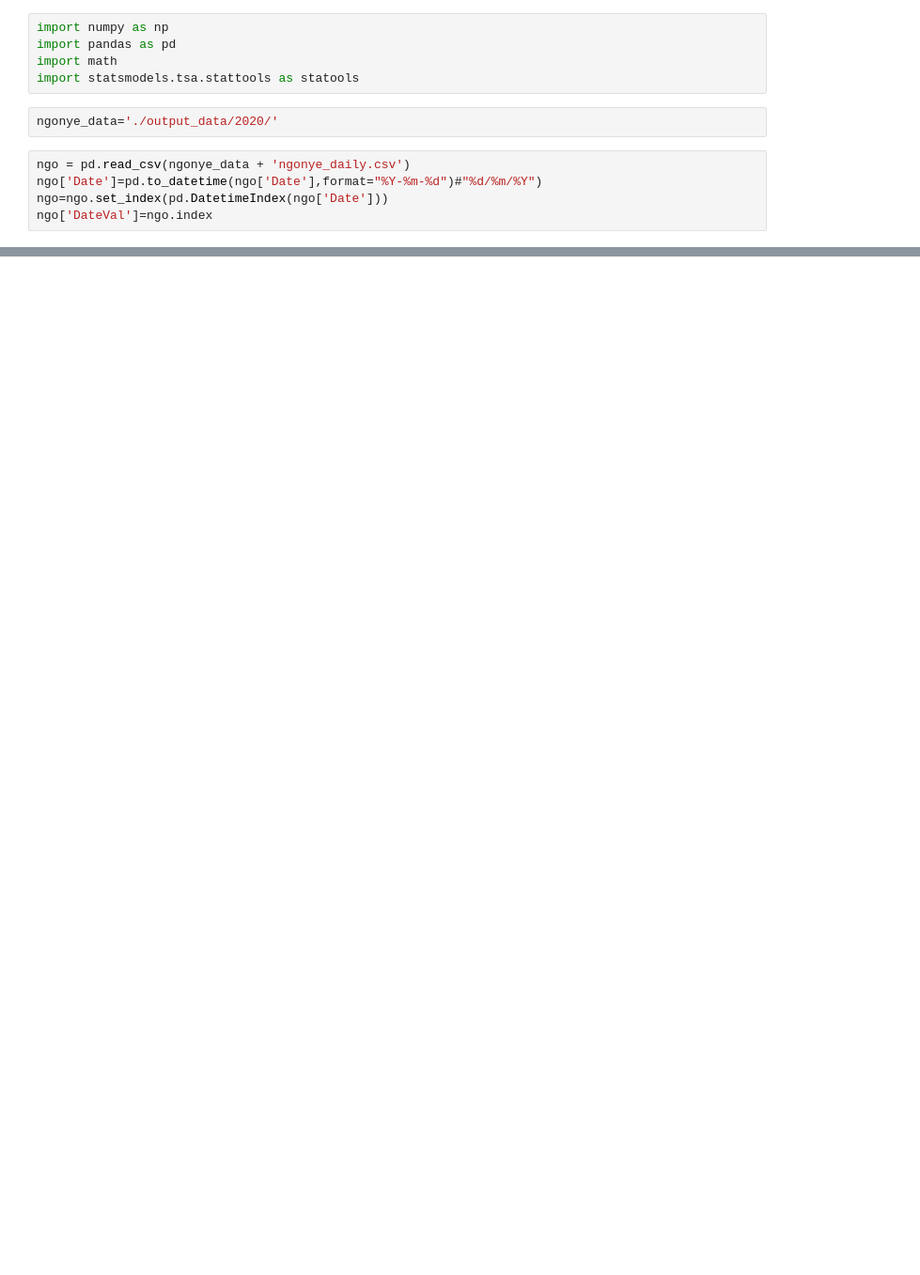
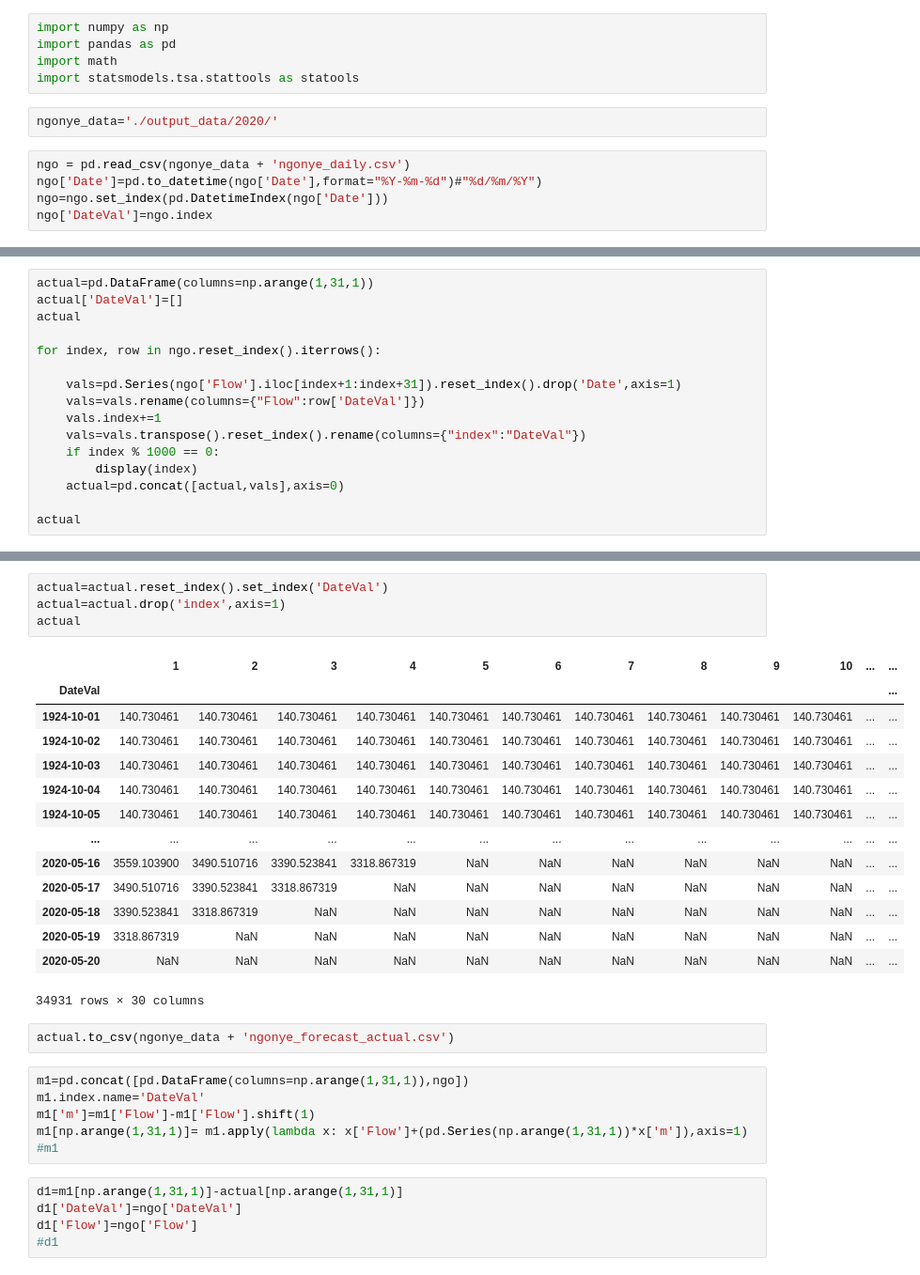
Before and after one commit to AndyFlem/ngonye-notepad, a Jupyter notebook: o_ngonye_project.ipynb, the cells around one changed output, grey strips where cells are left out. Shown: that part at 94% size. Drawn from its saved outputs; the diff is of its cells as text; blank space fills up the shorter version.

```diff
--- a/o_ngonye_project.ipynb
+++ b/o_ngonye_project.ipynb
@@ -21,0 +31,16 @@ ngo.tail(3)
+# %%
+actual=pd.DataFrame(columns=np.arange(1,31,1))
+actual['DateVal']=[]
+actual
+
+for index, row in ngo.reset_index().iterrows():
+
+    vals=pd.Series(ngo['Flow'].iloc[index+1:index+31]).reset_index().drop('Date',axis=1)
+    vals=vals.rename(columns={"Flow":row['DateVal']})
+    vals.index+=1
+    vals=vals.transpose().reset_index().rename(columns={"index":"DateVal"})
+    if index % 1000 == 0:
+        display(index)
+    actual=pd.concat([actual,vals],axis=0)
+
+actual
@@ -21,0 +61,32 @@ ngo.tail(3)
+# %%
+actual=actual.reset_index().set_index('DateVal')
+actual=actual.drop('index',axis=1)
+actual
+# %% [output]
+|  | 1 | 2 | 3 | 4 | 5 | 6 | 7 | 8 | 9 | 10 | ... | ... |
+| DateVal |  |  |  |  |  |  |  |  |  |  |  | ... |
+| 1924-10-01 | 140.730461 | 140.730461 | 140.730461 | 140.730461 | 140.730461 | 140.730461 | 140.730461 | 140.730461 | 140.730461 | 140.730461 | ... | ... |
+| 1924-10-02 | 140.730461 | 140.730461 | 140.730461 | 140.730461 | 140.730461 | 140.730461 | 140.730461 | 140.730461 | 140.730461 | 140.730461 | ... | ... |
+| 1924-10-03 | 140.730461 | 140.730461 | 140.730461 | 140.730461 | 140.730461 | 140.730461 | 140.730461 | 140.730461 | 140.730461 | 140.730461 | ... | ... |
+| 1924-10-04 | 140.730461 | 140.730461 | 140.730461 | 140.730461 | 140.730461 | 140.730461 | 140.730461 | 140.730461 | 140.730461 | 140.730461 | ... | ... |
+| 1924-10-05 | 140.730461 | 140.730461 | 140.730461 | 140.730461 | 140.730461 | 140.730461 | 140.730461 | 140.730461 | 140.730461 | 140.730461 | ... | ... |
+| ... | ... | ... | ... | ... | ... | ... | ... | ... | ... | ... | ... | ... |
+| 2020-05-16 | 3559.103900 | 3490.510716 | 3390.523841 | 3318.867319 | NaN | NaN | NaN | NaN | NaN | NaN | ... | ... |
+| 2020-05-17 | 3490.510716 | 3390.523841 | 3318.867319 | NaN | NaN | NaN | NaN | NaN | NaN | NaN | ... | ... |
+| 2020-05-18 | 3390.523841 | 3318.867319 | NaN | NaN | NaN | NaN | NaN | NaN | NaN | NaN | ... | ... |
+| 2020-05-19 | 3318.867319 | NaN | NaN | NaN | NaN | NaN | NaN | NaN | NaN | NaN | ... | ... |
+| 2020-05-20 | NaN | NaN | NaN | NaN | NaN | NaN | NaN | NaN | NaN | NaN | ... | ... |
+34931 rows × 30 columns
+# %%
+actual.to_csv(ngonye_data + 'ngonye_forecast_actual.csv')
+# %%
+m1=pd.concat([pd.DataFrame(columns=np.arange(1,31,1)),ngo])
+m1.index.name='DateVal'
+m1['m']=m1['Flow']-m1['Flow'].shift(1)
+m1[np.arange(1,31,1)]= m1.apply(lambda x: x['Flow']+(pd.Series(np.arange(1,31,1))*x['m']),axis=1)
+#m1
+# %%
+d1=m1[np.arange(1,31,1)]-actual[np.arange(1,31,1)]
+d1['DateVal']=ngo['DateVal']
+d1['Flow']=ngo['Flow']
+#d1
```
Also changed, not shown: parts of 27 cells of this notebook, 1 other file.
